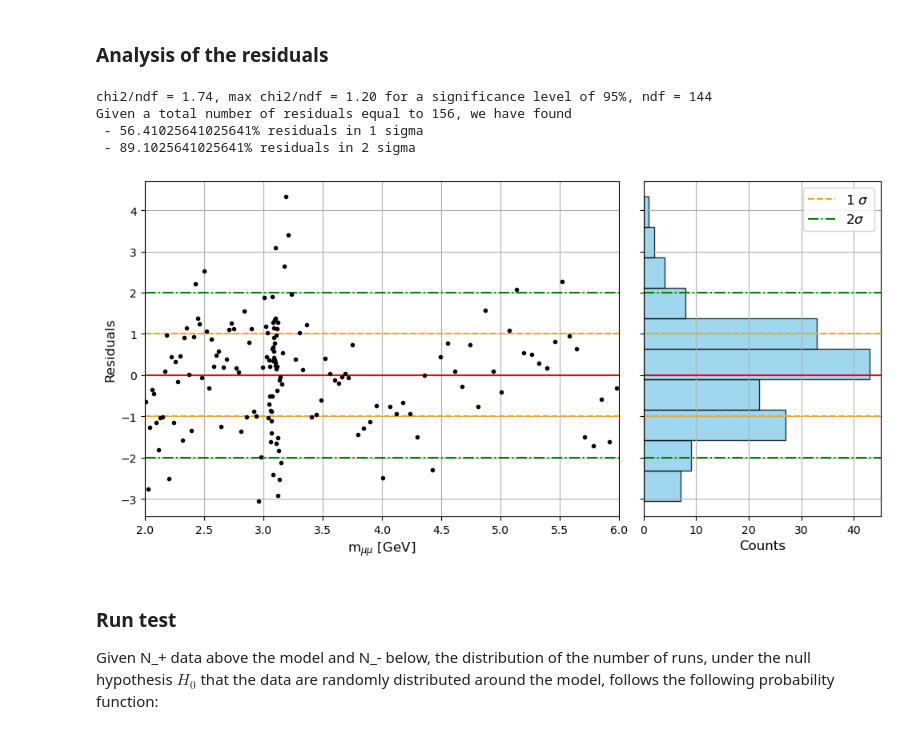
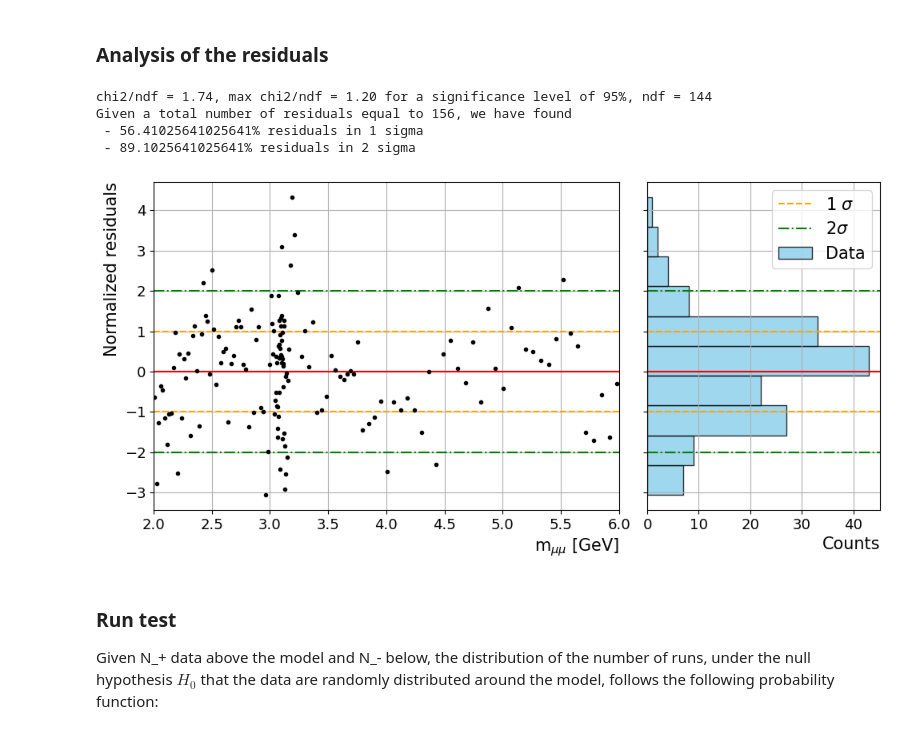
Before and after one commit to Matteo-Bellino/SMATEP_Project, a Jupyter notebook: Psi2S_RadanoBellino.ipynb, the cells around one changed output. Cells and saved outputs as stored; diff of their text form; code cells hidden in the pictures.

```diff
--- a/Psi2S_RadanoBellino.ipynb
+++ b/Psi2S_RadanoBellino.ipynb
@@ -29,7 +29,8 @@ from matplotlib.ticker import ScalarFormatter
 # %%
 mass_cut_HS = 6
 mass_cut_LS = 6
-fs = '12'
+fs = '15'
+tfs=13
 #If we cut the data at mass = 4, the chi squared gets from 2.3 to 1.5 where the one tailed limit for 90% confidence interval is 1.2.
 #Residuals in 1sigma get from 63% to 66% and in 2sigma from 88% to 92% (approach more gaussian values and also the histogram resembles more a gaussian)
 #the run test is still valid
@@ -367,39 +515,41 @@ print(f" - {frac_2sigma*100}% residuals in 2 sigma")
 ax_plot.axhline(0, color = "red")
 ax_plot.axhline(1, color = "orange", linestyle="--", label = "1$\\sigma$")
 ax_plot.axhline(-1, color = "orange", linestyle="--")
 ax_plot.axhline(2, color = "green", linestyle="-.", label = "2$\\sigma$")
 ax_plot.axhline(-2, color = "green", linestyle="-.")
 ax_plot.errorbar(bin_centers, norm_residuals, fmt='.', color = 'black', label='Data')
 #$\\Chi^2/ndf = {chi2_norm}$'
 ax_plot.set_xlim([2,mass_cut_HS])
-ax_plot.set_ylabel("Residuals", fontsize = fs)
-ax_plot.set_xlabel("m$_{\\mu\\mu}$ [GeV]", fontsize = fs)
+ax_plot.set_ylabel("Normalized residuals", fontsize = fs, loc='top')
+ax_plot.set_xlabel("m$_{\\mu\\mu}$ [GeV]", fontsize = fs, loc='right')
 ax_plot.grid()
+ax_plot.tick_params(axis='both', labelsize=tfs)
 #ax_plot.text(2,6, f'Residuals in 1$\\sigma$: {frac_1sigma * 100:.0f}%\nResiduals in 2$\\sigma$: {frac_2sigma * 100:.0f}%\n$\\chi^2$/ndf = {chi2_norm:.1f} > {chi2_limit:.1f} (95% SL)', color='black', fontsize = fs)
 
 #histogram of the normalized residuals
 ax_hist.axhline(0, color = "red")
 ax_hist.axhline(1, color = "orange", linestyle="--", label = "1 $\\sigma$")
 ax_hist.axhline(-1, color = "orange", linestyle="--")
 ax_hist.axhline(2, color = "green", linestyle="-.", label = "2$\\sigma$")
 ax_hist.axhline(-2, color = "green", linestyle="-.")
-ax_hist.legend(fontsize = fs, loc = "upper right")
 
 
 
 ax_hist.hist(norm_residuals, bins=10, orientation='horizontal', color='skyblue', alpha = 0.8, edgecolor='black', label='Data')
-ax_hist.set_xlabel("Counts", fontsize = fs)
+ax_hist.set_xlabel("Counts", fontsize = fs, loc='right')
+ax_hist.legend(fontsize = fs, loc = "upper right")
 ax_hist.grid()
+ax_hist.tick_params(axis='both', labelsize=tfs)
 
 plt.tight_layout()
-plt.savefig("wrong_HS_Residuals.png")
+plt.savefig("wrong_HS_NormResiduals.png")
 plt.show()
 # %% [output]
 chi2/ndf = 1.74, max chi2/ndf = 1.20 for a significance level of 95%, ndf = 144
 Given a total number of residuals equal to 156, we have found
  - 56.41025641025641% residuals in 1 sigma
  - 89.1025641025641% residuals in 2 sigma
-[figure, old version]
+[figure, new version]
 # %% [markdown]
 ### Run test
 Given N_+ data above the model and N_- below, the distribution of the number of runs, under the null hypothesis $H_0$ that the data are randomly distributed around the model, follows the following probability function:
```
Also changed, not shown: parts of 6 cells of this notebook.
